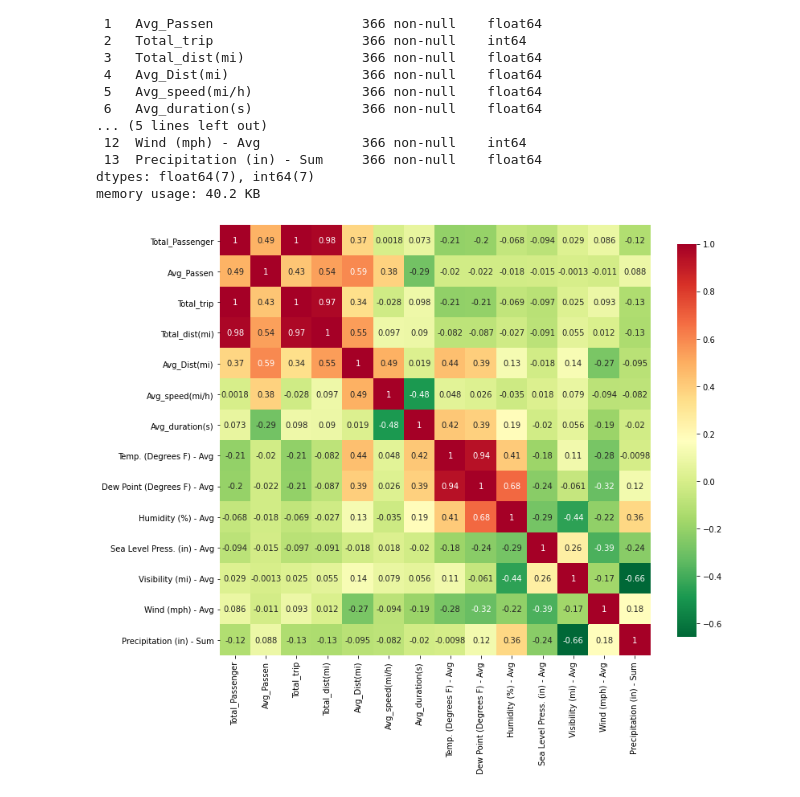
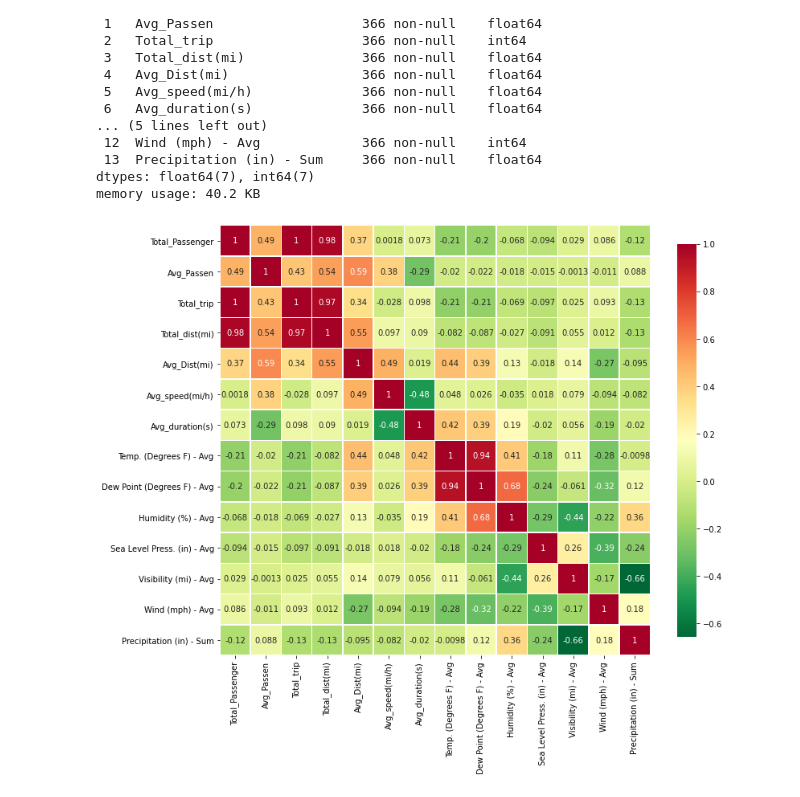
Before and after one commit to adhish70/Taxi_Fare_Prediction-CS672_Project, a Jupyter notebook: main_design.ipynb, the cells around one changed output. Saved outputs shown, nothing was run; the diff lists cells and outputs as text; code cells hidden in the pictures.

```diff
--- a/main_design.ipynb
+++ b/main_design.ipynb
@@ -733,12 +733,13 @@ memory usage: 40.2 KB
 # %%
 _, ax = plt.subplots( figsize = (12,10) )
 _ = sns.heatmap(
                 result_df.corr(),
                 cmap='RdYlGn_r',
                 square=True,
                 cbar_kws= {'shrink': .9},
                 ax = ax,
-                annot=True
+                annot=True,
+                linewidths=.5
               )
 # %% [output]
-[figure, old version]
+[figure, new version]
```
